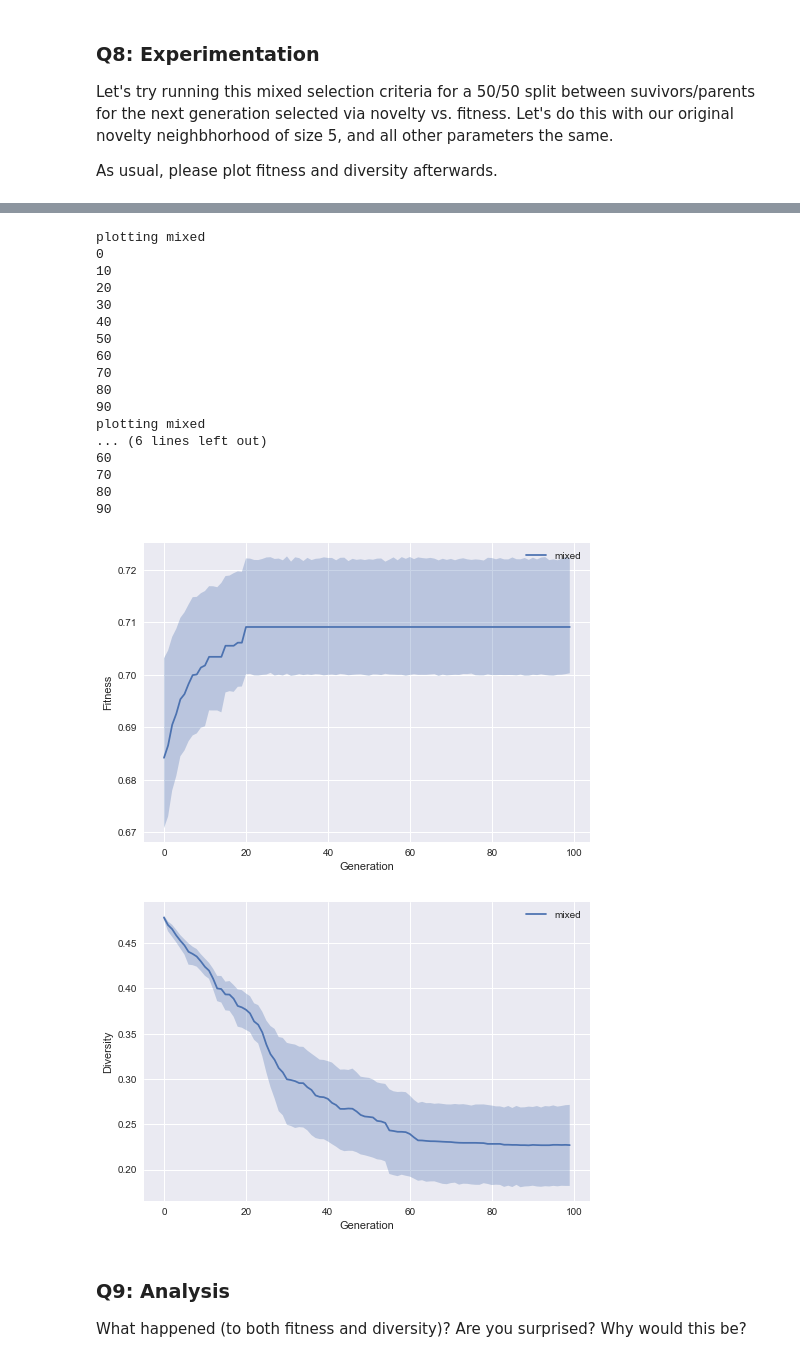
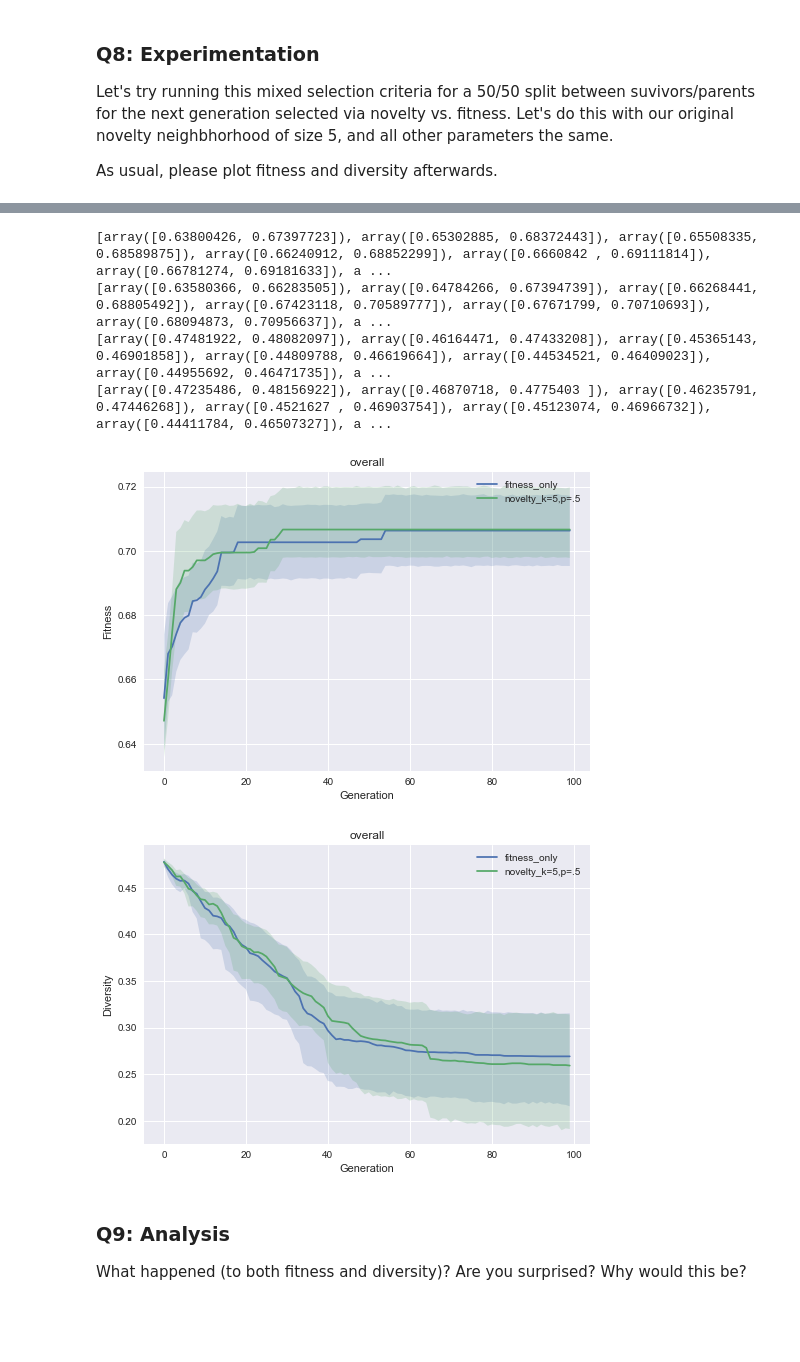
Before and after one commit to jdonovanCS/CS-352-Evolutionary-Computation, a Jupyter notebook: assignment_7/Assignment_7_Novelty_Search_[jdonova6].ipynb, the cells around one changed output, grey strips where cells are left out. Saved outputs shown, nothing was run; the diff lists cells and outputs as text; code cells hidden in the pictures; blank space fills up the shorter version.

```diff
--- a/assignment_7/Assignment_7_Novelty_Search_[jdonova6].ipynb
+++ b/assignment_7/Assignment_7_Novelty_Search_[jdonova6].ipynb
@@ -752,6 +782,11 @@ def evolutionary_algorithm(fitness_function=None, total_generations=100, num_par
         population = sorted(population, key=lambda individual: individual.fitness, reverse=True) # sort the full population by each individual's fitness (from highers to lowest)
         population = population[:num_parents*(1-novelty_selection_prop)] # perform truncation selection (keep just top mu individuals to become next set of parents)
         population.extend(new_population)
+        for i in range(len(population)):
+            if len(solution_archive) < max_archive_length:
+                solution_archive.append(population[i])
+            else:
+                solution_archive = update_archive(solution_archive, population[i], max_archive_length)
 
         # record keeping
         population = sorted(population, key=lambda individual: individual.fitness, reverse=True)
@@ -789,7 +824,7 @@ max_archive_length = 100
 n = bit_string_length
 k = bit_string_length-1
 
-for run_name in ["mixed"]:
+for run_name in ["novelty_k=5,p=.5"]:
     experiment_results[run_name] = np.zeros((num_runs, total_generations))
     solutions_results[run_name] = np.zeros((num_runs, total_generations, bit_string_length))
     diversity_results[run_name] = np.zeros((num_runs, total_generations))
@@ -825,27 +860,14 @@ mixed 19 3.1281962394714355 0.6990935852382691
-# %%
-# plotting
-plot_mean_and_bootstrapped_ci_over_time(input_data = experiment_results, name = ["mixed"], x_label = "Generation", y_label = "Fitness", plot_bootstrap = True)
-plot_mean_and_bootstrapped_ci_over_time(input_data = diversity_results, name = ["mixed"], x_label = "Generation", y_label = "Diversity", plot_bootstrap = True)
-# %% [output]
-plotting mixed
-0
-10
-20
-30
-40
-50
-60
-70
-80
-90
-plotting mixed
-... (6 lines left out)
-60
-70
-80
-90
-[figure, removed]
-[figure, removed]
+# %%
+# plotting
+plot_mean_and_bootstrapped_ci_multiple(input_data=[np.transpose(x) for k, x in experiment_results.items() if ("novelty_k=5,p=.5" in k) or ('fitness_only' in k)], name=[k for k,x in experiment_results.items() if ("novelty_k=5,p=.5" in k) or ('fitness_only' in k)], x_label="Generation", y_label="Fitness")
+plot_mean_and_bootstrapped_ci_multiple(input_data=[np.transpose(x) for k, x in diversity_results.items() if ("novelty_k=5,p=.5" in k) or ('fitness_only' in k)], name=[k for k,x in experiment_results.items() if ("novelty_k=5,p=.5" in k) or ('fitness_only' in k)], x_label="Generation", y_label="Diversity")
+# %% [output]
+[array([0.63800426, 0.67397723]), array([0.65302885, 0.68372443]), array([0.65508335, 0.68589875]), array([0.66240912, 0.68852299]), array([0.6660842 , 0.69111814]), array([0.66781274, 0.69181633]), a ...
+[array([0.63580366, 0.66283505]), array([0.64784266, 0.67394739]), array([0.66268441, 0.68805492]), array([0.67423118, 0.70589777]), array([0.67671799, 0.70710693]), array([0.68094873, 0.70956637]), a ...
+[array([0.47481922, 0.48082097]), array([0.46164471, 0.47433208]), array([0.45365143, 0.46901858]), array([0.44809788, 0.46619664]), array([0.44534521, 0.46409023]), array([0.44955692, 0.46471735]), a ...
+[array([0.47235486, 0.48156922]), array([0.46870718, 0.4775403 ]), array([0.46235791, 0.47446268]), array([0.4521627 , 0.46903754]), array([0.45123074, 0.46966732]), array([0.44411784, 0.46507327]), a ...
+[figure, added]
+[figure, added]
 # %% [markdown]
 ### Q9: Analysis
 What happened (to both fitness and diversity)?  Are you surprised?  Why would this be?
```
Also changed, not shown: parts of 25 cells of this notebook, 6 other files.
